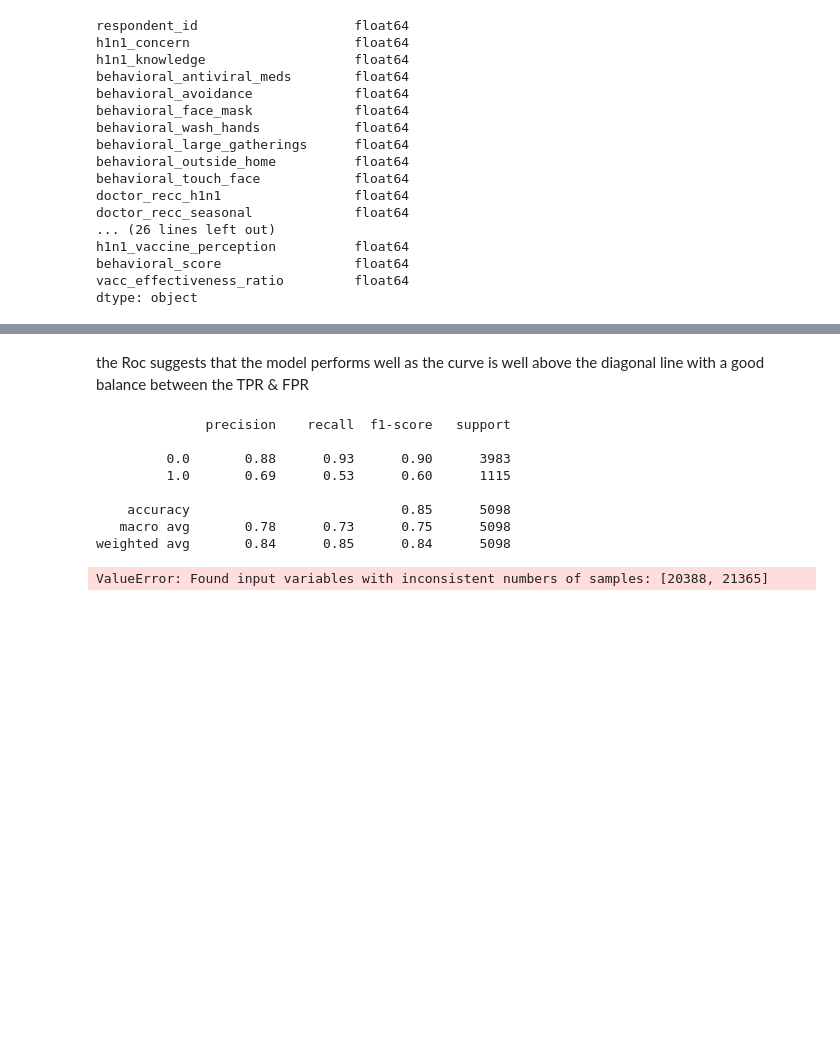
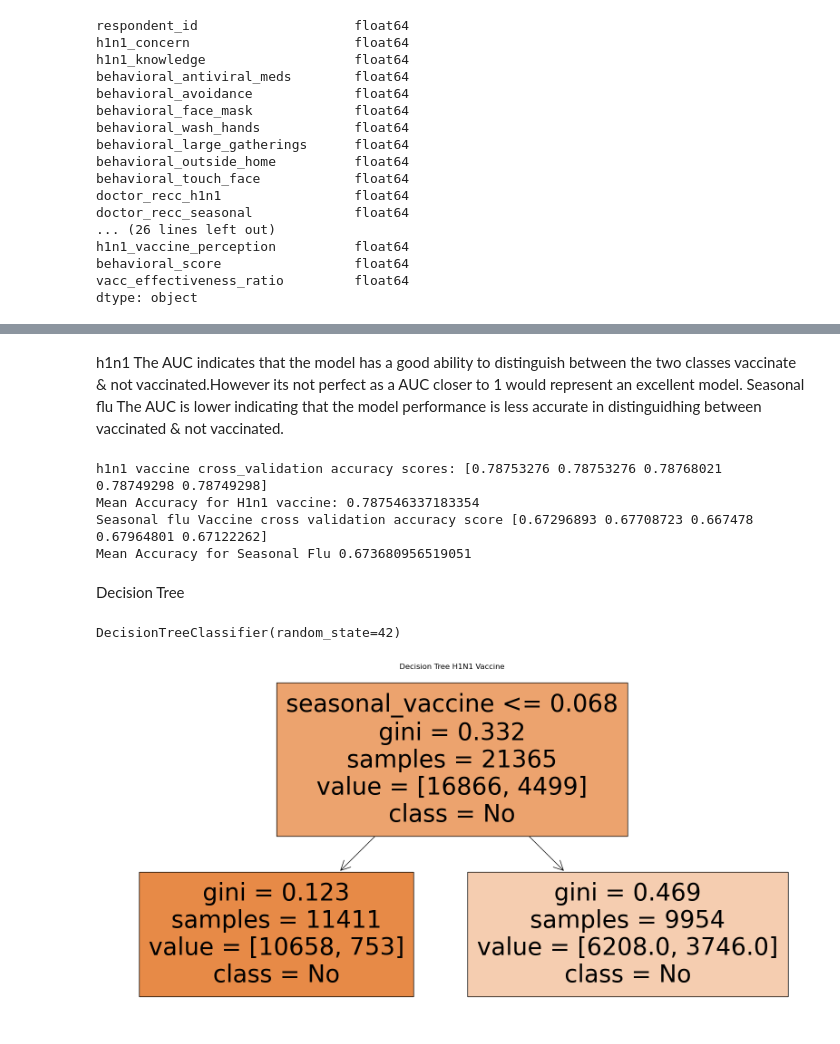
Before and after one commit to lchep2024/Phase-3-Project, a Jupyter notebook: index.ipynb, the cells around one changed output, grey strips where cells are left out. Cells and saved outputs as stored; diff of their text form; code cells hidden in the pictures; blank space fills up the shorter version.

```diff
--- a/index.ipynb
+++ b/index.ipynb
@@ -613,19 +796,39 @@ plt.show()
-# %% [markdown]
-the Roc suggests that the model performs well as the curve is well above the diagonal line with a good balance between the TPR & FPR
-# %%
-print(classification_report(y_test,y_pred))
-# %% [output]
-              precision    recall  f1-score   support
-
-         0.0       0.88      0.93      0.90      3983
-         1.0       0.69      0.53      0.60      1115
-
-    accuracy                           0.85      5098
-   macro avg       0.78      0.73      0.75      5098
-weighted avg       0.84      0.85      0.84      5098
-# %%
-#K fold cross validation
-cv_scores=cross_val_score(model,X_train_scaled,y_train,cv=5,scoring='accuracy' )
-cv_scores
-# %% [output]
-ValueError: Found input variables with inconsistent numbers of samples: [20388, 21365]
+# %% [markdown]
+h1n1
+The AUC indicates that the model has a good ability to distinguish between the two classes vaccinate & not vaccinated.However its not perfect as a AUC closer to 1 would represent an excellent model.
+Seasonal flu
+The AUC is lower indicating that the model performance is less accurate in distinguidhing between vaccinated & not vaccinated.
+# %%
+#K fold cross validation for h1n1 & seasonal flu
+h1n1_cv_scores=cross_val_score(model_h1n1,X1,y1,cv=5,scoring='accuracy')
+print("h1n1 vaccine cross_validation accuracy scores:",h1n1_cv_scores)
+print("Mean Accuracy for H1n1 vaccine:",h1n1_cv_scores.mean())
+
+seasonal_cv_scores=cross_val_score(model_seasonal,X2,y2,cv=5,scoring='accuracy')
+print("Seasonal flu Vaccine cross validation accuracy score",seasonal_cv_scores)
+print("Mean Accuracy for Seasonal Flu",seasonal_cv_scores.mean())
+# %% [output]
+h1n1 vaccine cross_validation accuracy scores: [0.78753276 0.78753276 0.78768021 0.78749298 0.78749298]
+Mean Accuracy for H1n1 vaccine: 0.787546337183354
+Seasonal flu Vaccine cross validation accuracy score [0.67296893 0.67708723 0.667478   0.67964801 0.67122262]
+Mean Accuracy for Seasonal Flu 0.673680956519051
+# %% [markdown]
+Decision Tree
+# %%
+#decision tree for h1n1
+model_h1n1_tree=DecisionTreeClassifier(random_state=42)
+model_h1n1_tree.fit(X1_train,y1_train)
+
+#decision tree for Flu
+model_seasonal_tree=DecisionTreeClassifier(random_state=42)
+model_seasonal_tree.fit(X2_train,y2_train)
+# %% [output]
+DecisionTreeClassifier(random_state=42)
+# %%
+#plot the decision trees.
+plt.figure(figsize=(20,10))
+tree.plot_tree(model_h1n1_tree,feature_names=X1.columns,class_names=['No','Yes'],filled=True)
+plt.title('Decision Tree H1N1 Vaccine')
+plt.show()
+# %% [output]
+[figure, added]
```
Also changed, not shown: parts of 23 cells of this notebook, 1 other file.
